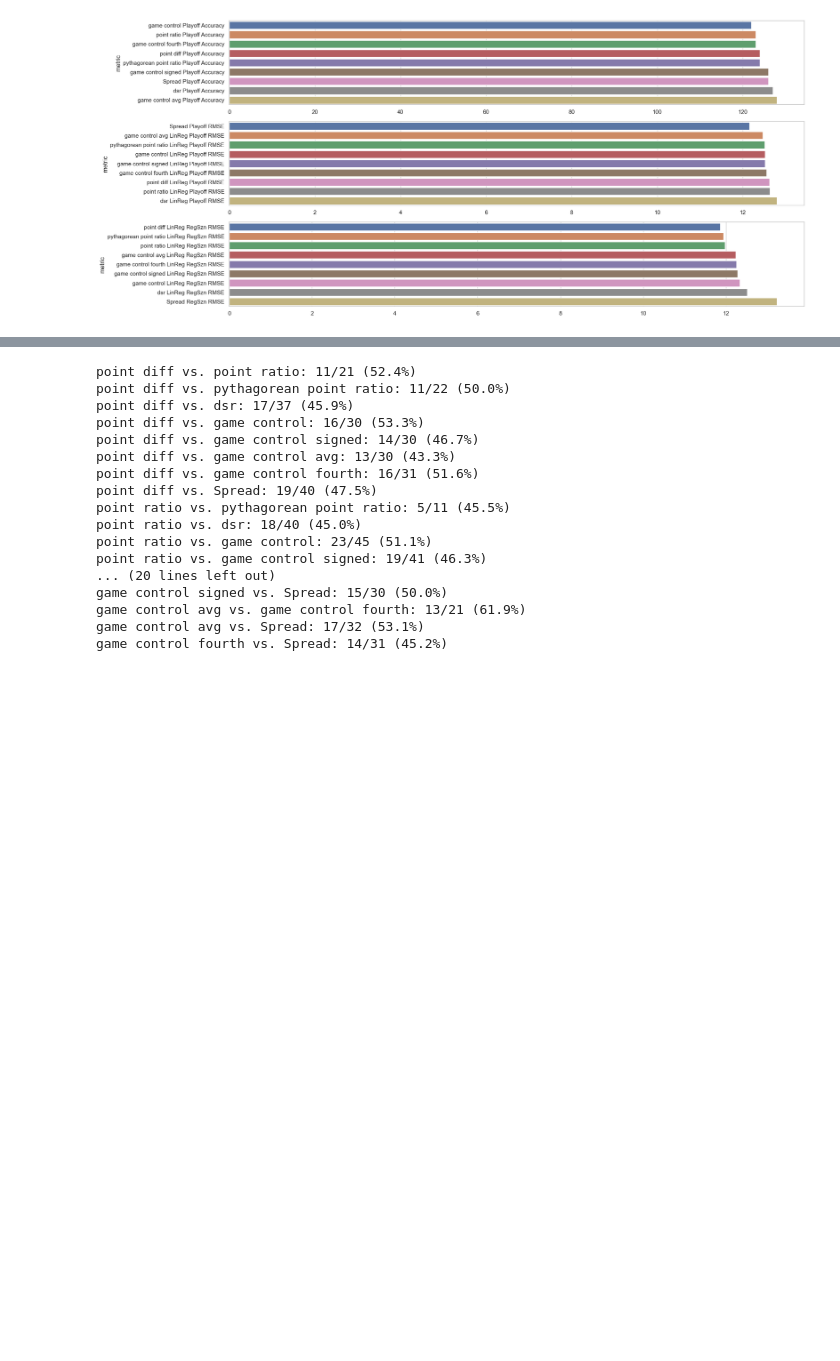
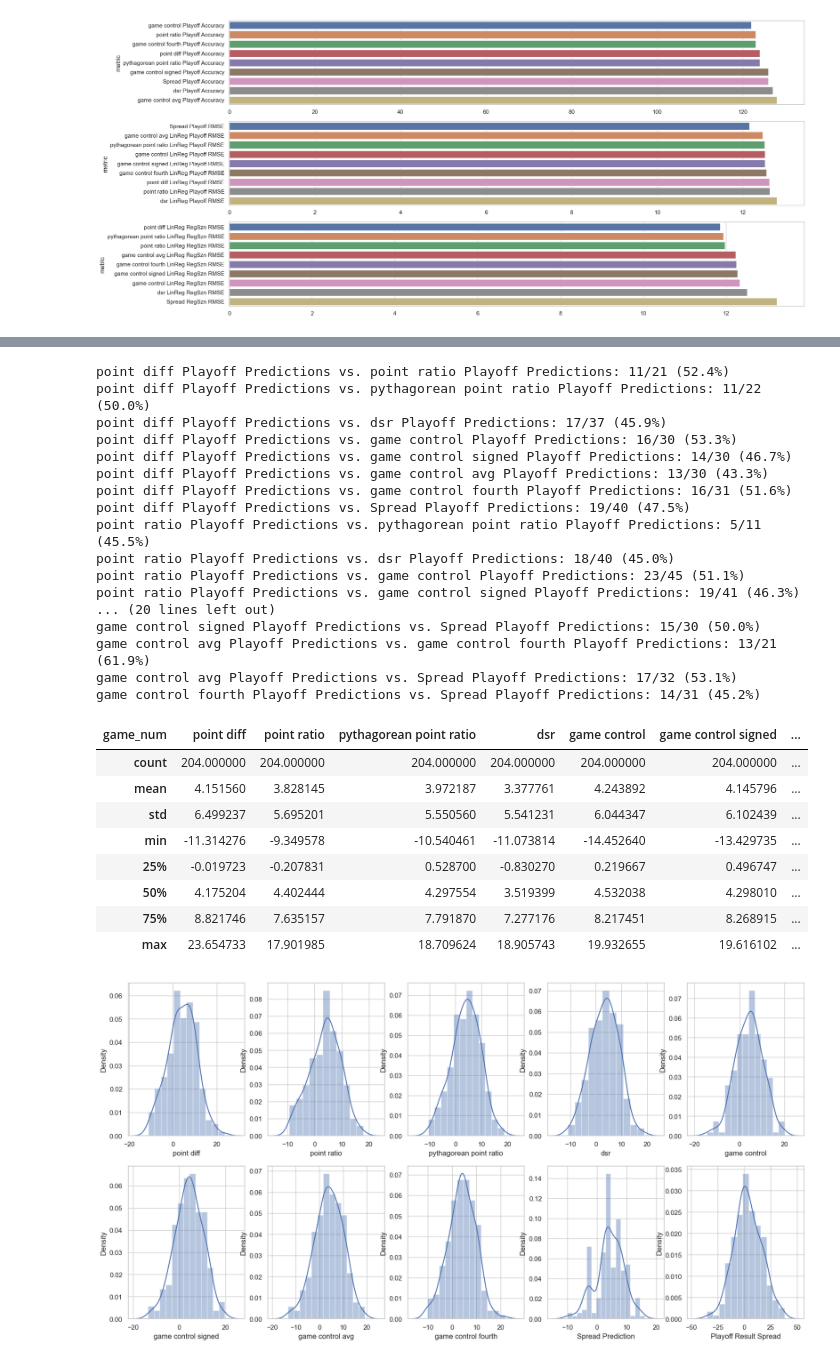
Before and after one commit to thearyanmittal/nfl-lrmc, a Jupyter notebook: flrmc.ipynb, the cells around one changed output, grey strips where cells are left out. Cells and saved outputs as stored; diff of their text form; code cells hidden in the pictures; blank space fills up the shorter version.

Commit message:
added nonlinear prediction

```diff
--- a/flrmc.ipynb
+++ b/flrmc.ipynb
@@ -255,17 +260,20 @@ Text(0, 0.5, 'metric')
 [figure]
 # %%
 # apply McNemar's test to determine if model differences are statistically significant
-
-predictions = pd.read_csv('results/game_preds.csv').rename({'Unnamed: 0': 'Metric'}, axis=1)
+predictions = pd.read_csv('data/game_preds.csv').rename({'Unnamed: 0': 'Metric'}, axis=1)
 predictions.index = predictions['Metric']
 predictions.drop('Metric', axis=1, inplace=True)
+
+for i in range(9): # convert to floats (and last row to bools)
+    predictions.iloc[i] = predictions.iloc[i].apply(float)
+predictions.iloc[9] = predictions.iloc[9].apply(eval)
 
 table = np.zeros((2,2))
 for i in range(8):
     for j in range(i+1, 9):
-        table[0][0] = sum((predictions.iloc[i] == 1) & (predictions.iloc[j] == 1))
-        table[0][1] = sum((predictions.iloc[i] == 1) & (predictions.iloc[j] == 0))
-        table[1][0] = sum((predictions.iloc[i] == 0) & (predictions.iloc[j] == 1))
-        table[1][1] = sum((predictions.iloc[i] == 0) & (predictions.iloc[j] == 0))
+        table[0][0] = sum((predictions.iloc[i] > 0) & (predictions.iloc[j] > 0))
+        table[0][1] = sum((predictions.iloc[i] > 0) & (predictions.iloc[j] < 0))
+        table[1][0] = sum((predictions.iloc[i] < 0) & (predictions.iloc[j] > 0))
+        table[1][1] = sum((predictions.iloc[i] < 0) & (predictions.iloc[j] < 0))
         print(f'{predictions.iloc[i].name} vs. {predictions.iloc[j].name}: {round(mcnemar(table).pvalue, 4)}')
 # %% [output]
@@ -289,29 +297,47 @@ game control fourth vs Spread: 0.0708
 # %%
 # in games where models differed, what is accuracy of each?
-
-i = 0
-j = 1
-
 for i in range(8):
     for j in range(i+1, 9):
-        diff = predictions.iloc[i] ^ predictions.iloc[j]
-        corr = predictions.iloc[i][diff] == predictions.loc['Playoff Results'][diff]
-        print(f'{predictions.iloc[i].name} vs. {predictions.iloc[j].name}: {sum(corr)}/{sum(diff)} ({round(100*sum(corr) / sum(diff), 1)}%)')
+        diff = (predictions.iloc[i] > 0) ^ (predictions.iloc[j] > 0)
+        correct = (predictions.iloc[i][diff] > 0) == predictions.loc['Playoff Result'][diff]
+        print(f'{predictions.iloc[i].name} vs. {predictions.iloc[j].name}: {sum(correct)}/{sum(diff)} ({round(100*sum(correct) / sum(diff), 1)}%)')
 # %% [output]
-point diff vs. point ratio: 11/21 (52.4%)
-point diff vs. pythagorean point ratio: 11/22 (50.0%)
-point diff vs. dsr: 17/37 (45.9%)
-point diff vs. game control: 16/30 (53.3%)
-point diff vs. game control signed: 14/30 (46.7%)
-point diff vs. game control avg: 13/30 (43.3%)
-point diff vs. game control fourth: 16/31 (51.6%)
-point diff vs. Spread: 19/40 (47.5%)
-point ratio vs. pythagorean point ratio: 5/11 (45.5%)
-point ratio vs. dsr: 18/40 (45.0%)
-point ratio vs. game control: 23/45 (51.1%)
-point ratio vs. game control signed: 19/41 (46.3%)
+point diff Playoff Predictions vs. point ratio Playoff Predictions: 11/21 (52.4%)
+point diff Playoff Predictions vs. pythagorean point ratio Playoff Predictions: 11/22 (50.0%)
+point diff Playoff Predictions vs. dsr Playoff Predictions: 17/37 (45.9%)
+point diff Playoff Predictions vs. game control Playoff Predictions: 16/30 (53.3%)
+point diff Playoff Predictions vs. game control signed Playoff Predictions: 14/30 (46.7%)
+point diff Playoff Predictions vs. game control avg Playoff Predictions: 13/30 (43.3%)
+point diff Playoff Predictions vs. game control fourth Playoff Predictions: 16/31 (51.6%)
+point diff Playoff Predictions vs. Spread Playoff Predictions: 19/40 (47.5%)
+point ratio Playoff Predictions vs. pythagorean point ratio Playoff Predictions: 5/11 (45.5%)
+point ratio Playoff Predictions vs. dsr Playoff Predictions: 18/40 (45.0%)
+point ratio Playoff Predictions vs. game control Playoff Predictions: 23/45 (51.1%)
+point ratio Playoff Predictions vs. game control signed Playoff Predictions: 19/41 (46.3%)
 ... (20 lines left out)
-game control signed vs. Spread: 15/30 (50.0%)
-game control avg vs. game control fourth: 13/21 (61.9%)
-game control avg vs. Spread: 17/32 (53.1%)
-game control fourth vs. Spread: 14/31 (45.2%)
+game control signed Playoff Predictions vs. Spread Playoff Predictions: 15/30 (50.0%)
+game control avg Playoff Predictions vs. game control fourth Playoff Predictions: 13/21 (61.9%)
+game control avg Playoff Predictions vs. Spread Playoff Predictions: 17/32 (53.1%)
+game control fourth Playoff Predictions vs. Spread Playoff Predictions: 14/31 (45.2%)
+# %%
+# distribution of each regressor's playoff predictions (do some tend to predict larger numbers? dist of difference vs actual?)
+
+predictors = game_preds.drop(['Year', 'Playoff Result'], axis=1).applymap(float)
+plt.figure(figsize=(20,10))
+
+for i in range(len(predictors.columns)):
+    plt.subplot(2, 5, i+1)
+    sns.distplot(predictors.iloc[:, i])
+
+predictors.describe()
+# %% [output]
+| game_num | point diff | point ratio | pythagorean point ratio | dsr | game control | game control signed | ... |
+| count | 204.000000 | 204.000000 | 204.000000 | 204.000000 | 204.000000 | 204.000000 | ... |
+| mean | 4.151560 | 3.828145 | 3.972187 | 3.377761 | 4.243892 | 4.145796 | ... |
+| std | 6.499237 | 5.695201 | 5.550560 | 5.541231 | 6.044347 | 6.102439 | ... |
+| min | -11.314276 | -9.349578 | -10.540461 | -11.073814 | -14.452640 | -13.429735 | ... |
+| 25% | -0.019723 | -0.207831 | 0.528700 | -0.830270 | 0.219667 | 0.496747 | ... |
+| 50% | 4.175204 | 4.402444 | 4.297554 | 3.519399 | 4.532038 | 4.298010 | ... |
+| 75% | 8.821746 | 7.635157 | 7.791870 | 7.277176 | 8.217451 | 8.268915 | ... |
+| max | 23.654733 | 17.901985 | 18.709624 | 18.905743 | 19.932655 | 19.616102 | ... |
+[figure, added]
```
Also changed, not shown: parts of 7 cells of this notebook, 6 other files.
